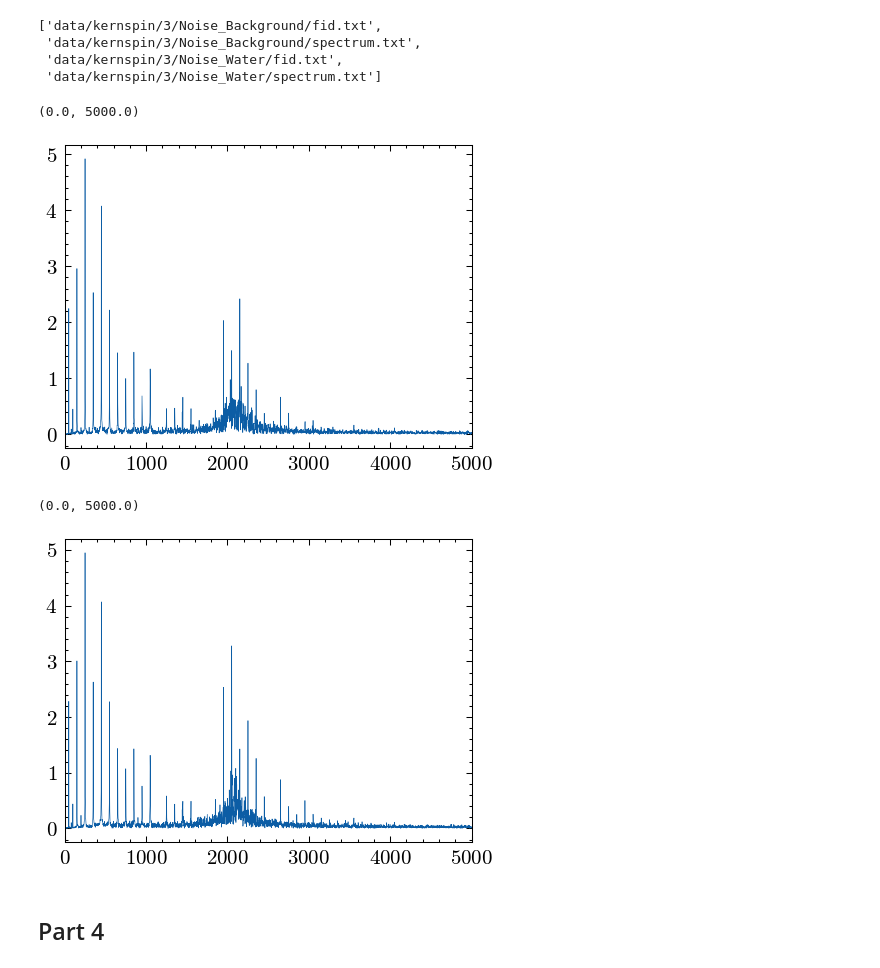
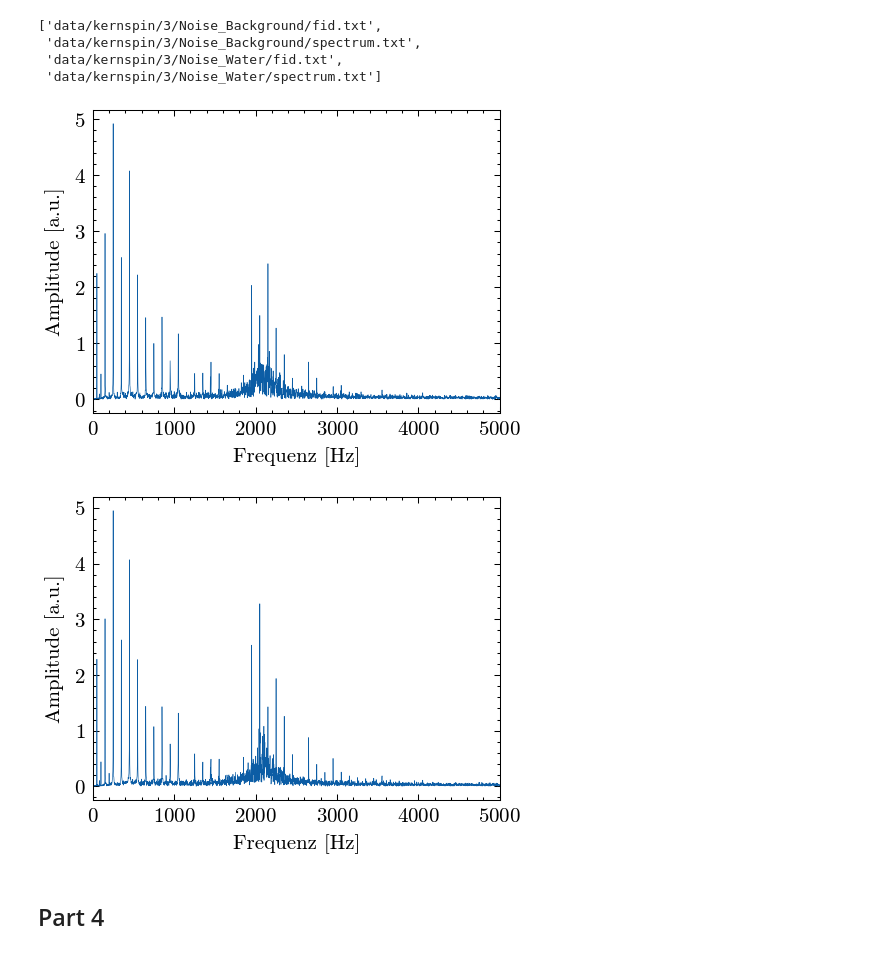
Before and after one commit to emhl/FP2, a Jupyter notebook: kernspin.ipynb, the cells around one changed output. Drawn from its saved outputs; the diff is of its cells as text; code cells hidden in the pictures.

```diff
--- a/kernspin.ipynb
+++ b/kernspin.ipynb
@@ -79,21 +88,29 @@ files3
  'data/kernspin/3/Noise_Water/fid.txt',
  'data/kernspin/3/Noise_Water/spectrum.txt']
 # %%
+# background
 plt.figure()
 d=dat3[1]
 plt.plot(d[0], d[1],lw=0.3)
 plt.xlim(0,5000)
+
+plt.xlabel('Frequenz [Hz]')
+plt.ylabel('Amplitude [a.u.]')
+plt.savefig(outdir+'3-background_noise.pdf')
 # %% [output]
-(0.0, 5000.0)
-[figure, old version]
+[figure, new version]
 # %%
+# water
 plt.figure()
 d=dat3[3]
 plt.plot(d[0], d[1],lw=0.3)
 plt.xlim(0,5000)
+
+plt.xlabel('Frequenz [Hz]')
+plt.ylabel('Amplitude [a.u.]')
+plt.savefig(outdir+'3-water_noise.pdf')
 # %% [output]
-(0.0, 5000.0)
-[figure, old version]
+[figure, new version]
 # %% [markdown]
 ## Part 4
 # %%
```
Also changed, not shown: parts of 36 cells of this notebook.
